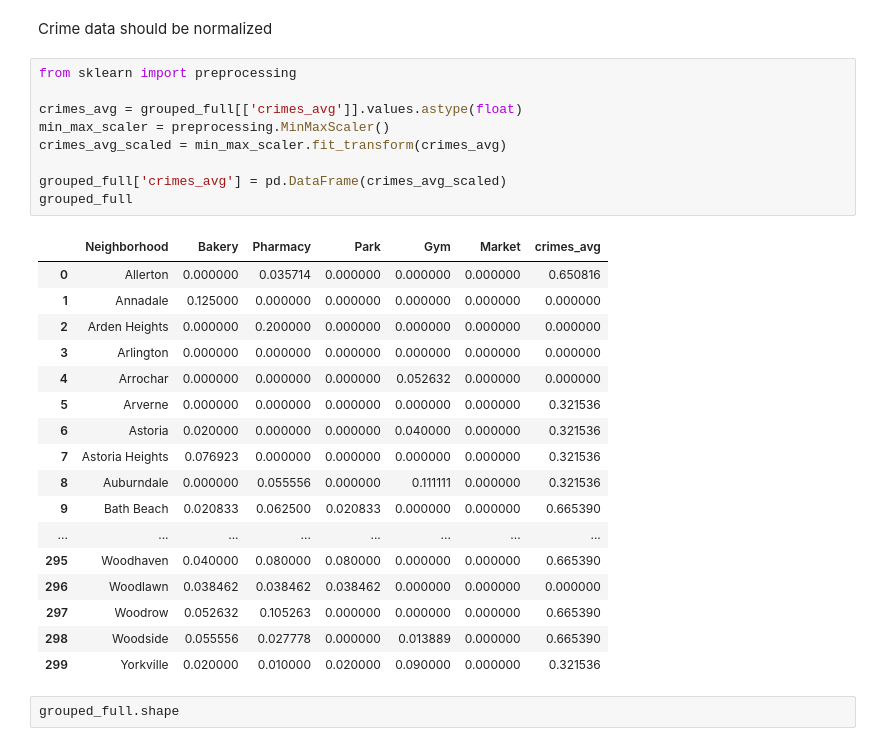
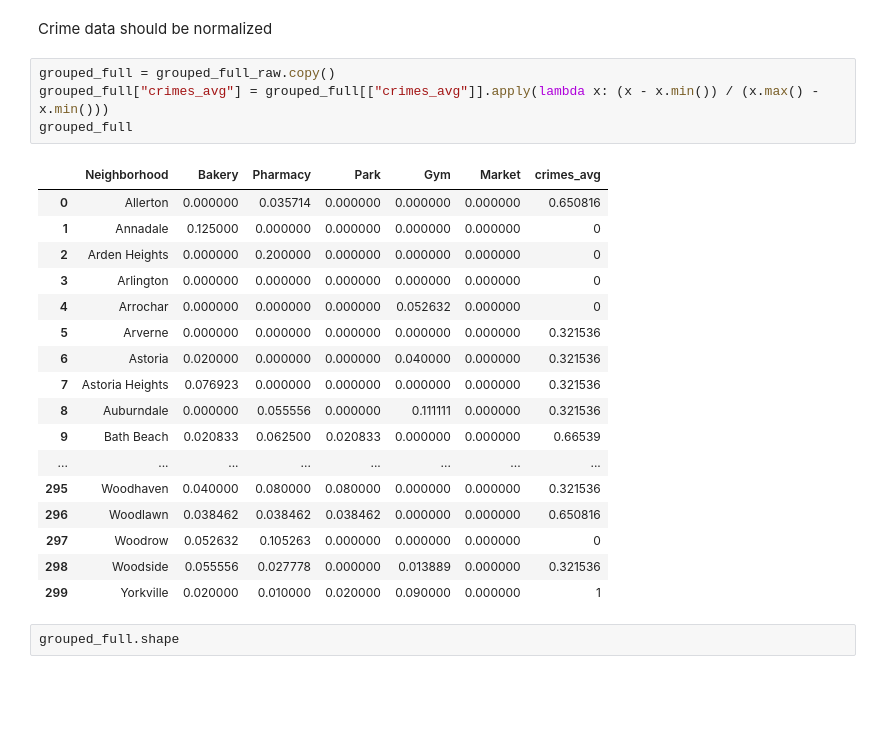
Before and after one commit to OlegCRS/Coursera_Capstone, a Jupyter notebook: Battle of Neighborhoods.ipynb, the cells around one changed output. Saved outputs shown, nothing was run; the diff lists cells and outputs as text; blank space fills up the shorter version.

```diff
--- a/Battle of Neighborhoods.ipynb
+++ b/Battle of Neighborhoods.ipynb
@@ -505,33 +505,28 @@ grouped_full.shape
 ## Cluster Neighborhoods
 # %% [markdown]
 Crime data should be normalized
-# %%
-from sklearn import preprocessing
-
-crimes_avg = grouped_full[['crimes_avg']].values.astype(float)
-min_max_scaler = preprocessing.MinMaxScaler()
-crimes_avg_scaled = min_max_scaler.fit_transform(crimes_avg)
-
-grouped_full['crimes_avg'] = pd.DataFrame(crimes_avg_scaled)
-grouped_full
-# %% [output]
-|  | Neighborhood | Bakery | Pharmacy | Park | Gym | Market | crimes_avg |
-| 0 | Allerton | 0.000000 | 0.035714 | 0.000000 | 0.000000 | 0.000000 | 0.650816 |
-| 1 | Annadale | 0.125000 | 0.000000 | 0.000000 | 0.000000 | 0.000000 | 0.000000 |
-| 2 | Arden Heights | 0.000000 | 0.200000 | 0.000000 | 0.000000 | 0.000000 | 0.000000 |
-| 3 | Arlington | 0.000000 | 0.000000 | 0.000000 | 0.000000 | 0.000000 | 0.000000 |
-| 4 | Arrochar | 0.000000 | 0.000000 | 0.000000 | 0.052632 | 0.000000 | 0.000000 |
-| 5 | Arverne | 0.000000 | 0.000000 | 0.000000 | 0.000000 | 0.000000 | 0.321536 |
-| 6 | Astoria | 0.020000 | 0.000000 | 0.000000 | 0.040000 | 0.000000 | 0.321536 |
-| 7 | Astoria Heights | 0.076923 | 0.000000 | 0.000000 | 0.000000 | 0.000000 | 0.321536 |
-| 8 | Auburndale | 0.000000 | 0.055556 | 0.000000 | 0.111111 | 0.000000 | 0.321536 |
-| 9 | Bath Beach | 0.020833 | 0.062500 | 0.020833 | 0.000000 | 0.000000 | 0.665390 |
-| ... | ... | ... | ... | ... | ... | ... | ... |
-| 295 | Woodhaven | 0.040000 | 0.080000 | 0.080000 | 0.000000 | 0.000000 | 0.665390 |
-| 296 | Woodlawn | 0.038462 | 0.038462 | 0.038462 | 0.000000 | 0.000000 | 0.000000 |
-| 297 | Woodrow | 0.052632 | 0.105263 | 0.000000 | 0.000000 | 0.000000 | 0.665390 |
-| 298 | Woodside | 0.055556 | 0.027778 | 0.000000 | 0.013889 | 0.000000 | 0.665390 |
-| 299 | Yorkville | 0.020000 | 0.010000 | 0.020000 | 0.090000 | 0.000000 | 0.321536 |
+# %%
+grouped_full = grouped_full_raw.copy()
+grouped_full["crimes_avg"] = grouped_full[["crimes_avg"]].apply(lambda x: (x - x.min()) / (x.max() - x.min()))
+grouped_full
+# %% [output]
+|  | Neighborhood | Bakery | Pharmacy | Park | Gym | Market | crimes_avg |
+| 0 | Allerton | 0.000000 | 0.035714 | 0.000000 | 0.000000 | 0.000000 | 0.650816 |
+| 1 | Annadale | 0.125000 | 0.000000 | 0.000000 | 0.000000 | 0.000000 | 0 |
+| 2 | Arden Heights | 0.000000 | 0.200000 | 0.000000 | 0.000000 | 0.000000 | 0 |
+| 3 | Arlington | 0.000000 | 0.000000 | 0.000000 | 0.000000 | 0.000000 | 0 |
+| 4 | Arrochar | 0.000000 | 0.000000 | 0.000000 | 0.052632 | 0.000000 | 0 |
+| 5 | Arverne | 0.000000 | 0.000000 | 0.000000 | 0.000000 | 0.000000 | 0.321536 |
+| 6 | Astoria | 0.020000 | 0.000000 | 0.000000 | 0.040000 | 0.000000 | 0.321536 |
+| 7 | Astoria Heights | 0.076923 | 0.000000 | 0.000000 | 0.000000 | 0.000000 | 0.321536 |
+| 8 | Auburndale | 0.000000 | 0.055556 | 0.000000 | 0.111111 | 0.000000 | 0.321536 |
+| 9 | Bath Beach | 0.020833 | 0.062500 | 0.020833 | 0.000000 | 0.000000 | 0.66539 |
+| ... | ... | ... | ... | ... | ... | ... | ... |
+| 295 | Woodhaven | 0.040000 | 0.080000 | 0.080000 | 0.000000 | 0.000000 | 0.321536 |
+| 296 | Woodlawn | 0.038462 | 0.038462 | 0.038462 | 0.000000 | 0.000000 | 0.650816 |
+| 297 | Woodrow | 0.052632 | 0.105263 | 0.000000 | 0.000000 | 0.000000 | 0 |
+| 298 | Woodside | 0.055556 | 0.027778 | 0.000000 | 0.013889 | 0.000000 | 0.321536 |
+| 299 | Yorkville | 0.020000 | 0.010000 | 0.020000 | 0.090000 | 0.000000 | 1 |
 # %%
 grouped_full.shape
 # %% [output]
```
Also changed, not shown: parts of 11 cells of this notebook.
